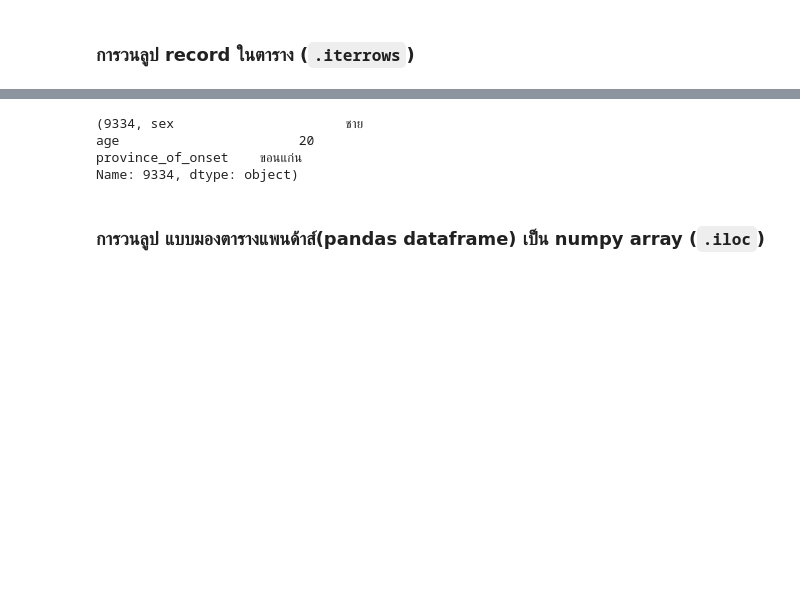
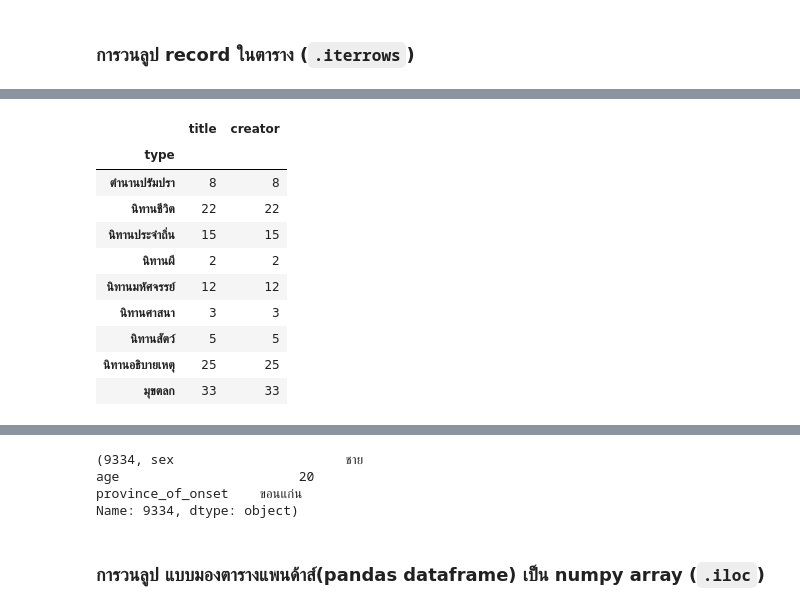
Before and after one commit to Suwannaket1/python_dataviz2024, a Jupyter notebook: Pandas_101_2024.ipynb, the cells around one changed output, grey strips where cells are left out. Drawn from its saved outputs; the diff is of its cells as text; code cells hidden in the pictures; blank space fills up the shorter version.

```diff
--- a/Pandas_101_2024.ipynb
+++ b/Pandas_101_2024.ipynb
@@ -866,0 +793,14 @@ this_data = data_covid[['sex','age','province_of_onset']]
+# %%
+this_data.groupby('type').count()
+# %% [output]
+|  | title | creator |
+| type |  |  |
+| ตำนานปรัมปรา | 8 | 8 |
+| นิทานชีวิต | 22 | 22 |
+| นิทานประจำถิ่น | 15 | 15 |
+| นิทานผี | 2 | 2 |
+| นิทานมหัศจรรย์ | 12 | 12 |
+| นิทานศาสนา | 3 | 3 |
+| นิทานสัตว์ | 5 | 5 |
+| นิทานอธิบายเหตุ | 25 | 25 |
+| มุขตลก | 33 | 33 |
```
Also changed, not shown: parts of 18 cells of this notebook.
